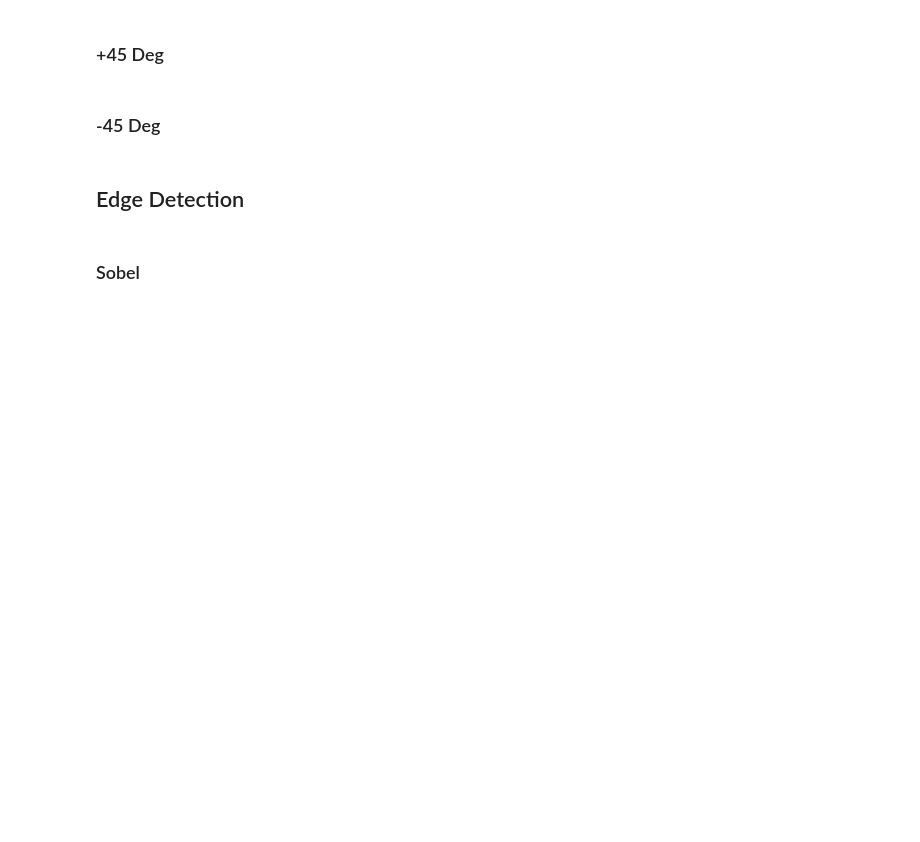
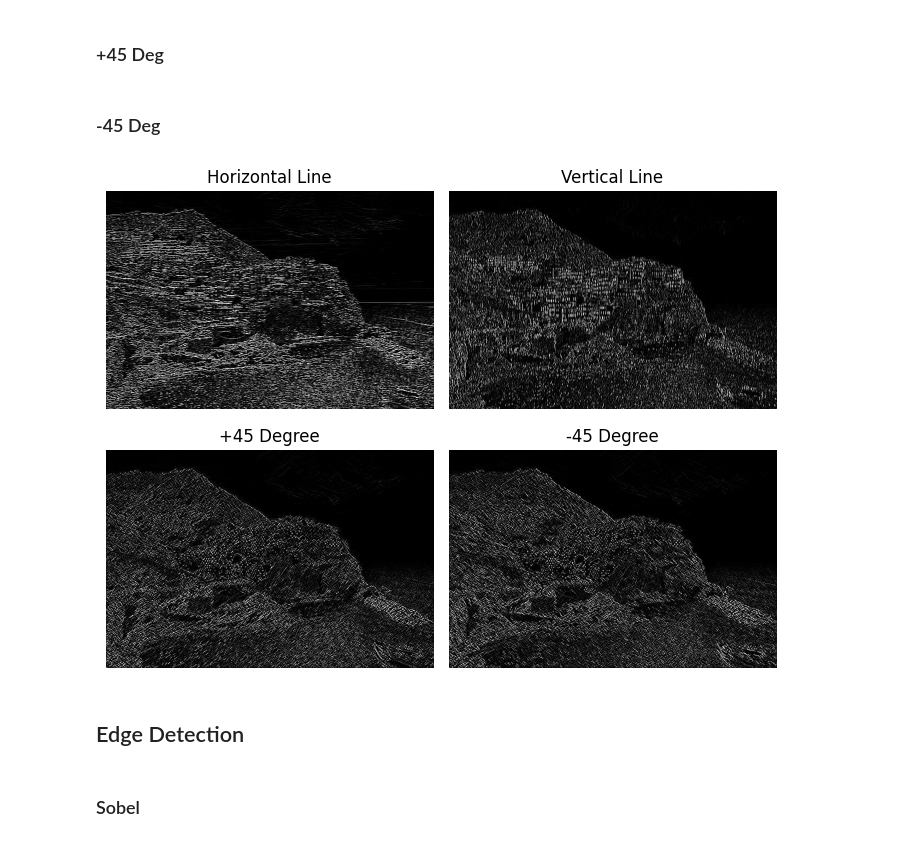
Before and after one commit to ashishyadav2/SSPublic, a Jupyter notebook: MV/MV_EXP_4.ipynb, the cells around one changed output. Drawn from its saved outputs; the diff is of its cells as text; code cells hidden in the pictures; blank space fills up the shorter version.

```diff
--- a/MV/MV_EXP_4.ipynb
+++ b/MV/MV_EXP_4.ipynb
@@ -62,3 +71,7 @@ show_img(neg_45_img)
+# %%
+plot_img([h_line_img,v_line_img,pos_45_img,neg_45_img],['Horizontal Line','Vertical Line','+45 Degree','-45 Degree'])
+# %% [output]
+[figure, added]
 # %% [markdown]
 ## Edge Detection
 # %% [markdown]
```
Also changed, not shown: parts of 10 cells of this notebook.
